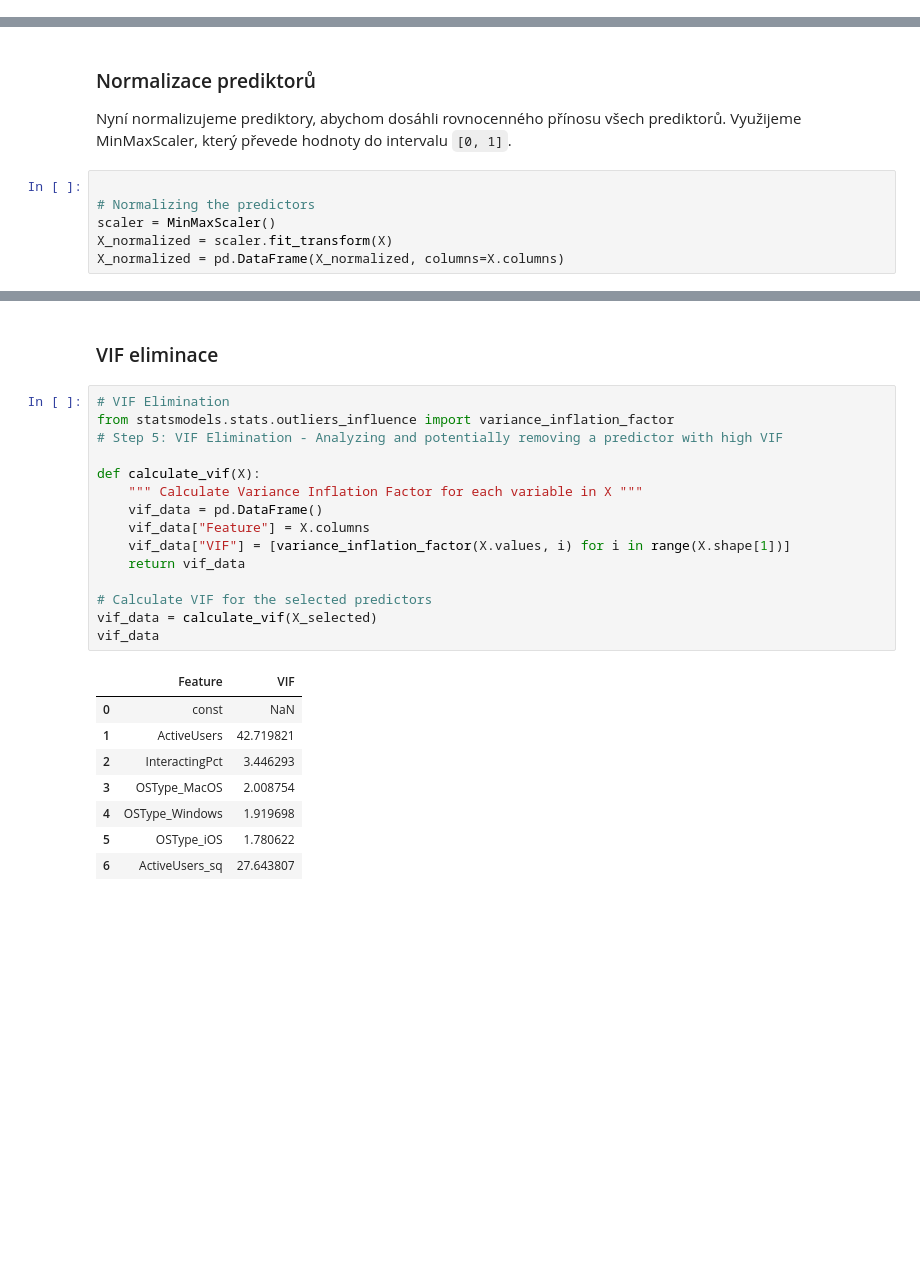
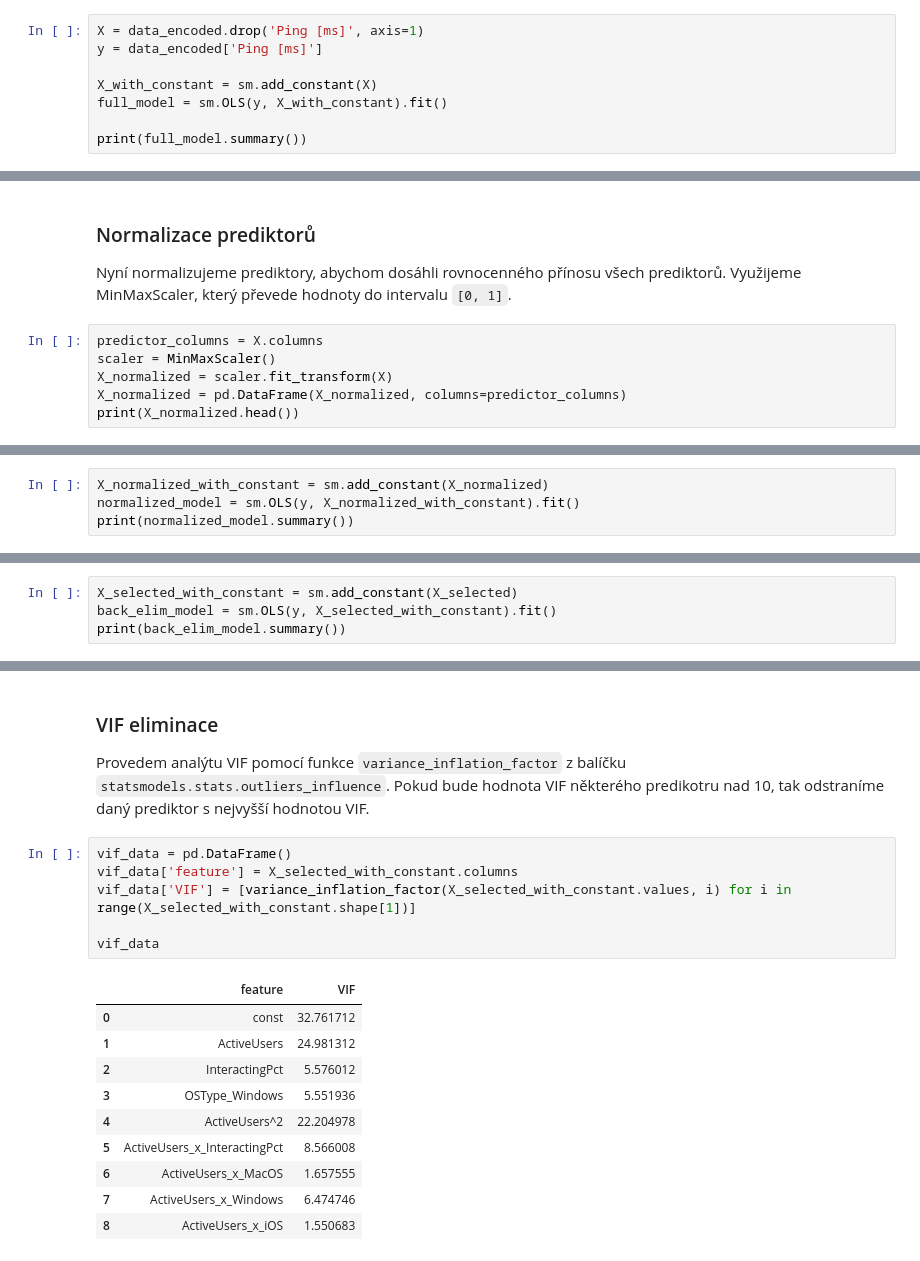
Before and after one commit to terrorgarten/MSP_P2, a Jupyter notebook: scripts/regression.ipynb, the cells around one changed output, grey strips where cells are left out. Drawn from its saved outputs; the diff is of its cells as text; blank space fills up the shorter version.

```diff
--- a/scripts/regression.ipynb
+++ b/scripts/regression.ipynb
@@ -116,0 +104,8 @@ Name: Ping [ms], Length: 502, dtype: int64
+# %%
+X = data_encoded.drop('Ping [ms]', axis=1)
+y = data_encoded['Ping [ms]']
+
+X_with_constant = sm.add_constant(X)
+full_model = sm.OLS(y, X_with_constant).fit()
+
+print(full_model.summary())
@@ -119,8 +132,8 @@ Name: Ping [ms], Length: 502, dtype: int64
 
 Nyní normalizujeme prediktory, abychom dosáhli rovnocenného přínosu všech prediktorů. Využijeme MinMaxScaler, který převede hodnoty do intervalu `[0, 1]`.
 # %%
-
-# Normalizing the predictors
+predictor_columns = X.columns
 scaler = MinMaxScaler()
 X_normalized = scaler.fit_transform(X)
-X_normalized = pd.DataFrame(X_normalized, columns=X.columns)
+X_normalized = pd.DataFrame(X_normalized, columns=predictor_columns)
+print(X_normalized.head())
@@ -126,0 +160,4 @@ X_normalized = pd.DataFrame(X_normalized, columns=X.columns)
+# %%
+X_normalized_with_constant = sm.add_constant(X_normalized)
+normalized_model = sm.OLS(y, X_normalized_with_constant).fit()
+print(normalized_model.summary())
@@ -144,0 +204,4 @@ X_selected = X_normalized[selected_vars]
+# %%
+X_selected_with_constant = sm.add_constant(X_selected)
+back_elim_model = sm.OLS(y, X_selected_with_constant).fit()
+print(back_elim_model.summary())
@@ -145,26 +226,20 @@ X_selected = X_normalized[selected_vars]
 # %% [markdown]
 ### VIF eliminace
+Provedem analýtu VIF pomocí funkce `variance_inflation_factor` z balíčku `statsmodels.stats.outliers_influence`. Pokud bude hodnota VIF některého predikotru nad 10, tak odstraníme daný prediktor s nejvyšší hodnotou VIF.
 # %%
-# VIF Elimination
-from statsmodels.stats.outliers_influence import variance_inflation_factor
-# Step 5: VIF Elimination - Analyzing and potentially removing a predictor with high VIF
+vif_data = pd.DataFrame()
+vif_data['feature'] = X_selected_with_constant.columns
+vif_data['VIF'] = [variance_inflation_factor(X_selected_with_constant.values, i) for i in range(X_selected_with_constant.shape[1])]
 
-def calculate_vif(X):
-    """ Calculate Variance Inflation Factor for each variable in X """
-    vif_data = pd.DataFrame()
-    vif_data["Feature"] = X.columns
-    vif_data["VIF"] = [variance_inflation_factor(X.values, i) for i in range(X.shape[1])]
-    return vif_data
-
-# Calculate VIF for the selected predictors
-vif_data = calculate_vif(X_selected)
 vif_data
 # %% [output]
-|  | Feature | VIF |
-| 0 | const | NaN |
-| 1 | ActiveUsers | 42.719821 |
-| 2 | InteractingPct | 3.446293 |
-| 3 | OSType_MacOS | 2.008754 |
-| 4 | OSType_Windows | 1.919698 |
-| 5 | OSType_iOS | 1.780622 |
-| 6 | ActiveUsers_sq | 27.643807 |
+|  | feature | VIF |
+| 0 | const | 32.761712 |
+| 1 | ActiveUsers | 24.981312 |
+| 2 | InteractingPct | 5.576012 |
+| 3 | OSType_Windows | 5.551936 |
+| 4 | ActiveUsers^2 | 22.204978 |
+| 5 | ActiveUsers_x_InteractingPct | 8.566008 |
+| 6 | ActiveUsers_x_MacOS | 1.657555 |
+| 7 | ActiveUsers_x_Windows | 6.474746 |
+| 8 | ActiveUsers_x_iOS | 1.550683 |
```
Also changed, not shown: parts of 43 cells of this notebook, 1 other file.
